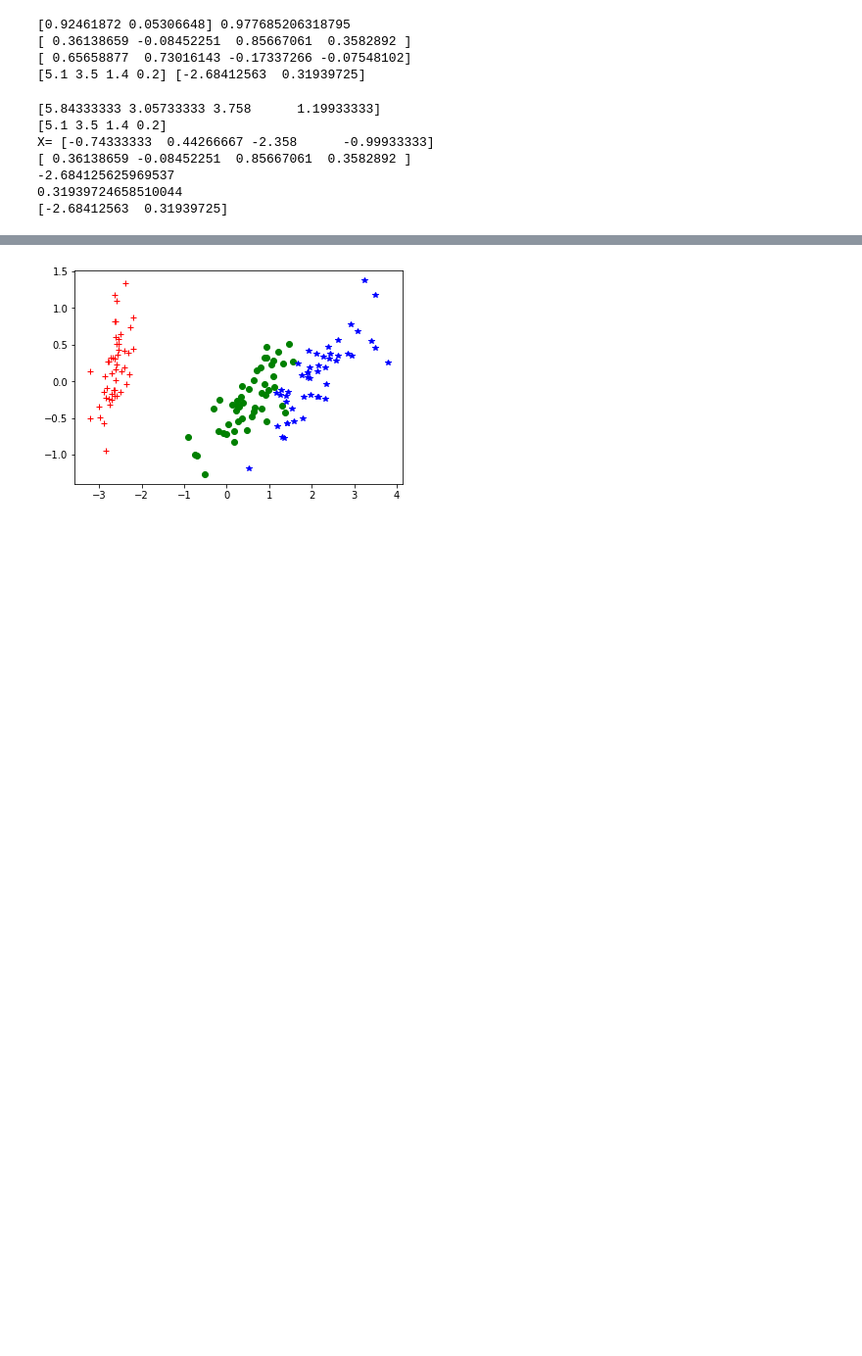
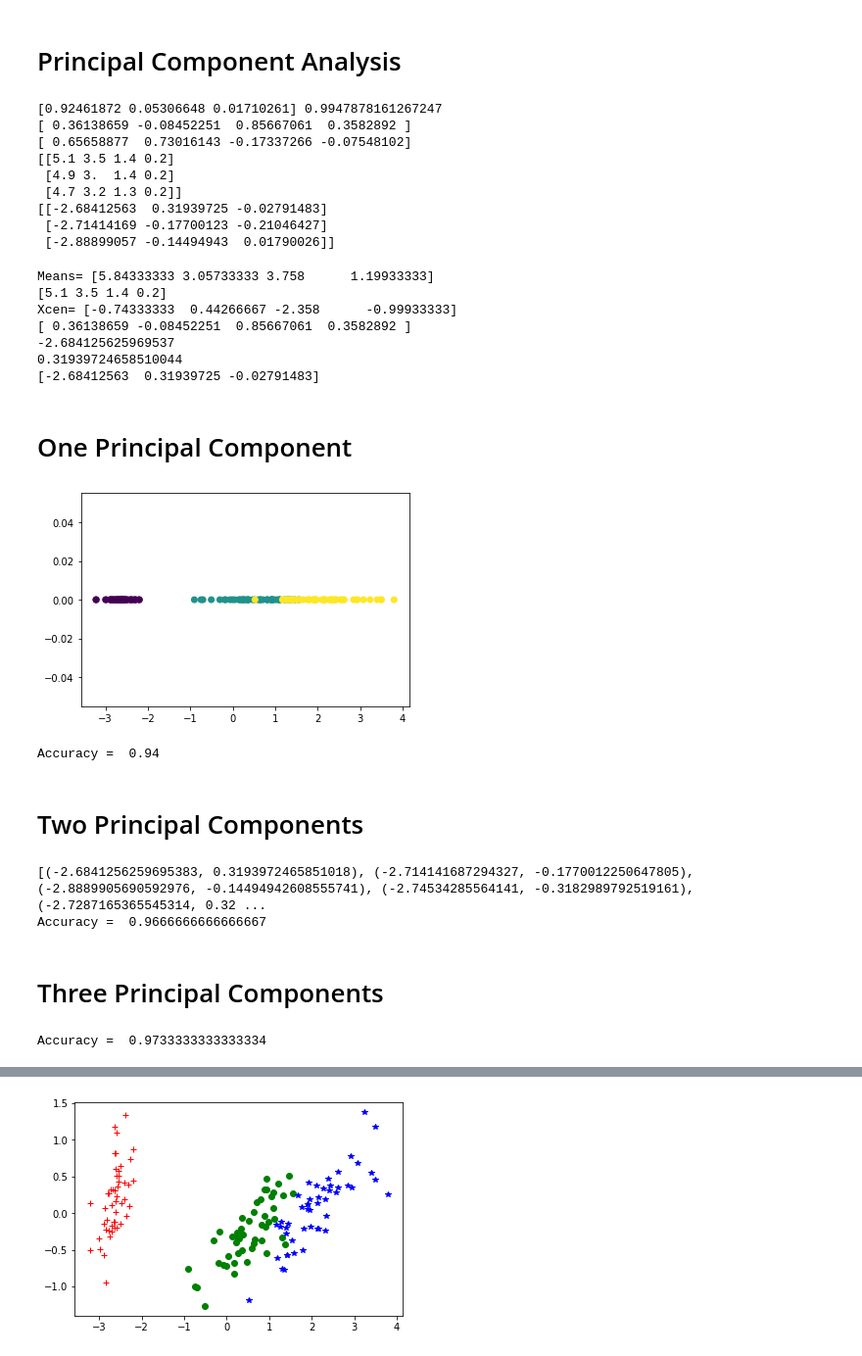
Before and after one commit to everestso/Fall21Spring22, a Jupyter notebook: DR_1.ipynb, the cells around one changed output, grey strips where cells are left out. Shown at 98% size. Drawn from its saved outputs; the diff is of its cells as text; code cells hidden in the pictures; blank space fills up the shorter version.

```diff
--- a/DR_1.ipynb
+++ b/DR_1.ipynb
@@ -26,32 +31,75 @@ plt.show()
 [figure]
 [figure]
+# %% [markdown]
+# Principal Component Analysis
 # %%
-Xpca = PCA(n_components=2)
+pca = PCA(n_components=3)
 Xred = pca.fit_transform(X)
 print(pca.explained_variance_ratio_, sum(pca.explained_variance_ratio_))
 print (pca.components_[0,:])
 print (pca.components_[1,:])
-print (X[0,:],Xred[0,:])
+print (X[0:3,:])
+print (Xred[0:3,:])
 # %% [output]
-[0.92461872 0.05306648] 0.977685206318795
+[0.92461872 0.05306648 0.01710261] 0.9947878161267247
 [ 0.36138659 -0.08452251  0.85667061  0.3582892 ]
 [ 0.65658877  0.73016143 -0.17337266 -0.07548102]
-[5.1 3.5 1.4 0.2] [-2.68412563  0.31939725]
+[[5.1 3.5 1.4 0.2]
+ [4.9 3.  1.4 0.2]
+ [4.7 3.2 1.3 0.2]]
+[[-2.68412563  0.31939725 -0.02791483]
+ [-2.71414169 -0.17700123 -0.21046427]
+ [-2.88899057 -0.14494943  0.01790026]]
 # %%
 F= lambda w, a: w[0]*a[0] + w[1]*a[1] + w[2]*a[2] + w[3]*a[3]
 Xcen = X - X.mean(axis=0)
-print (X.mean(axis=0))
+print ("Means=", X.mean(axis=0))
 print (X[0,:])
-print ("X=", Xcen[0,:])
+print ("Xcen=", Xcen[0,:])
 print (pca.components_[0,:])
 print (F(pca.components_[0,:],Xcen[0,:]))
 print (F(pca.components_[1,:],Xcen[0,:]))
 print (Xred[0,:])
 # %% [output]
-[5.84333333 3.05733333 3.758      1.19933333]
+Means= [5.84333333 3.05733333 3.758      1.19933333]
 [5.1 3.5 1.4 0.2]
-X= [-0.74333333  0.44266667 -2.358      -0.99933333]
+Xcen= [-0.74333333  0.44266667 -2.358      -0.99933333]
 [ 0.36138659 -0.08452251  0.85667061  0.3582892 ]
 -2.684125625969537
 0.31939724658510044
-[-2.68412563  0.31939725]
+[-2.68412563  0.31939725 -0.02791483]
+# %% [markdown]
+# One Principal Component
+# %%
+plt.scatter(Xred[:,0], [0]*len(Xred),  c=R)
+plt.show()
+# %% [output]
+[figure, added]
+# %%
+lr = LogisticRegression(solver='lbfgs')
+lr.fit(Xred[:,0].reshape(-1, 1), R)
+predict = lr.predict(Xred[:,0].reshape(-1, 1))
+print("Accuracy = ", accuracy_score(predict, R))
+# %% [output]
+Accuracy =  0.94
+# %% [markdown]
+# Two Principal Components
+# %%
+Xtrain = list(zip(Xred[: , 0], Xred[:,1]))
+print (Xtrain)
+lr = LogisticRegression(solver='lbfgs')
+lr.fit(Xtrain, R)
+predict = lr.predict(Xtrain)
+print("Accuracy = ", accuracy_score(predict, R))
+# %% [output]
+[(-2.6841256259695383, 0.3193972465851018), (-2.714141687294327, -0.1770012250647805), (-2.8889905690592976, -0.14494942608555741), (-2.74534285564141, -0.3182989792519161), (-2.7287165365545314, 0.32 ...
+Accuracy =  0.9666666666666667
+# %% [markdown]
+# Three Principal Components
+# %%
+lr = LogisticRegression(solver='lbfgs')
+lr.fit(Xred, R)
+predict = lr.predict(Xred)
+print("Accuracy = ", accuracy_score(predict, R))
+# %% [output]
+Accuracy =  0.9733333333333334
```
Also changed, not shown: parts of 2 cells of this notebook.
